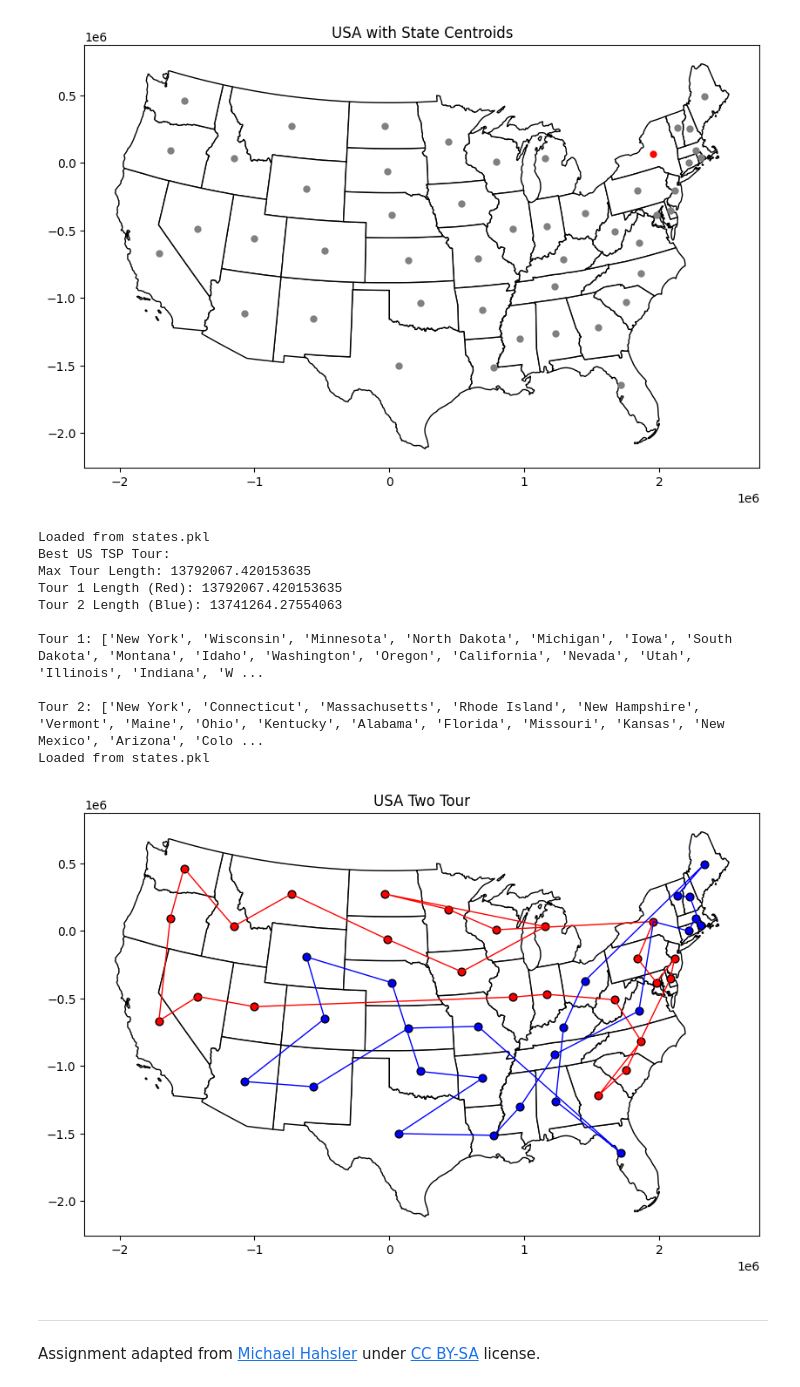
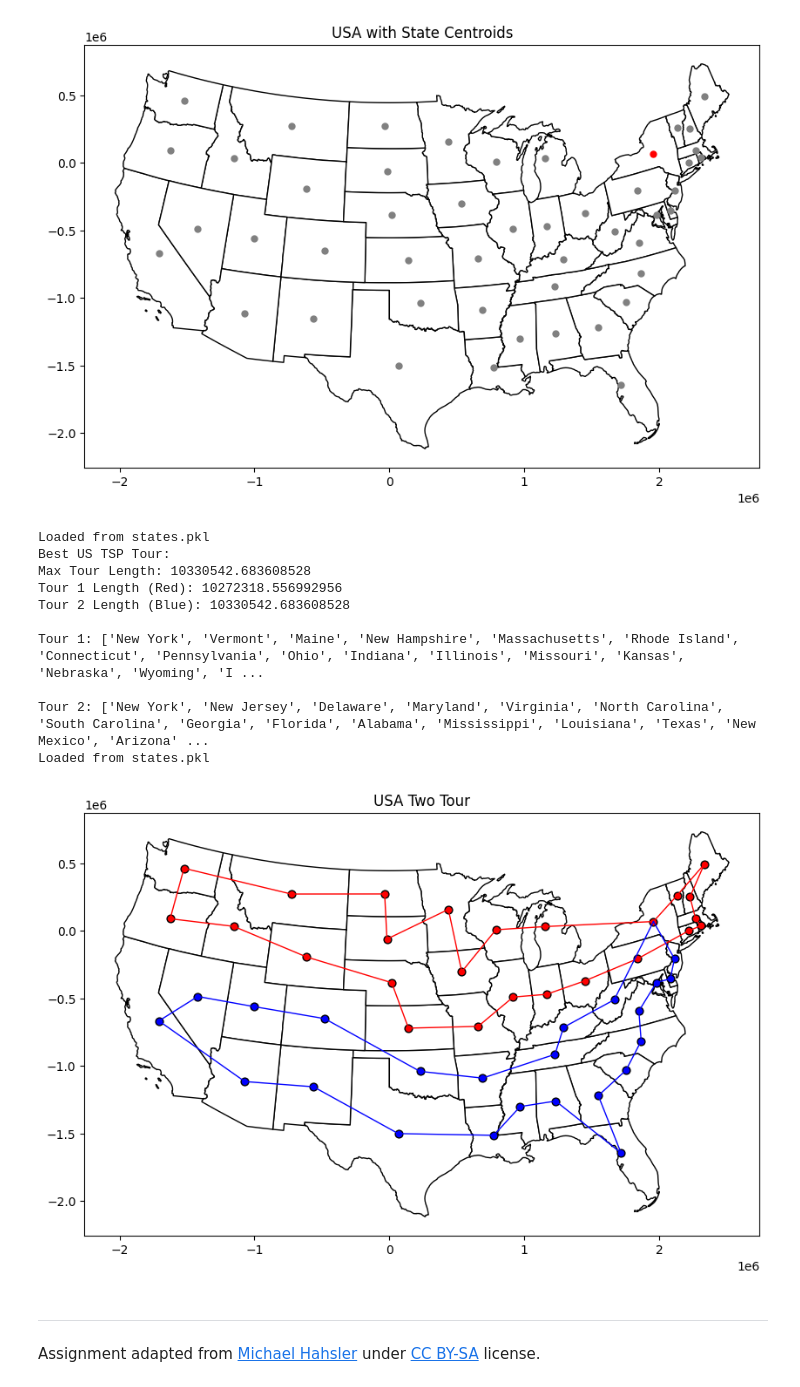
Before and after one commit to codlam26/CSE-352-HW, a Jupyter notebook: ComplexSearch/tsp2.ipynb, the cells around one changed output. Cells and saved outputs as stored; diff of their text form; code cells hidden in the pictures.

```diff
--- a/ComplexSearch/tsp2.ipynb
+++ b/ComplexSearch/tsp2.ipynb
@@ -613,13 +615,13 @@ Loaded from states.pkl
 48
 [figure]
 # %%
-import geopandas as gpd
-import pandas as pd
-import numpy as np
-import matplotlib.pyplot as plt
-import random
-from scipy.spatial.distance import pdist, squareform
-
+"""
+My implementation was to first get the states using the given function and then search for
+New York's index. Then using the given number of states I generated a random US tour pair
+and ensured that New York was included. I found the distance and the positions and then I
+inputted it in the steepest ascent hill with random restarts algorithm and ran with 100 restarts.
+Then I displayed it and plotted it on the map.
+"""
 # Load state centroids and distance matrix
 states = get_state_centroids()[1]
 
@@ -643,12 +645,11 @@ def tour_cycle(tour):
 
 # Function to generate a random USA tour pair ensuring New York is included
 def usa_tour_pair(num_states):
-    # List of all states
     all_states = list(range(num_states))
-    # Removes the newyork index so it doesn't get shuffled
+
+    # Remove New York index so it doesn't get shuffled
     all_states.remove(indexNY)
 
-    # Shuffle the states randomly
     random.shuffle(all_states)
 
     mid = len(all_states) // 2
@@ -670,7 +671,7 @@ def usa_tsp():
     pos = pd.DataFrame({"x": x_coords, "y": y_coords})
     dist = squareform(pdist(pos))
 
-    return {"pos": pos, "dist": dist}
+    return ({"pos": pos, "dist": dist})
 
 # Function to translate state indices to state names
 def translate_states(tour_pair):
@@ -724,59 +725,61 @@ def hill_climbing_with_restarts(tsp, max_restarts=100, num_states=48):
 
     for restart in range(max_restarts):
         tour_pair = usa_tour_pair(num_states)
-        best_value = tour_pair_max_length(tsp["dist"], tour_pair)
+        best_value = tour_pair_max_length(tsp, tour_pair)
         moves_analyzed = 0
 
         while True:
-            neighbors = generate_neighbors(tour_pair, indexNY)
+            neighbors = generate_neighbors(tour_pair)
             if not neighbors:
                 break
 
             moves_analyzed += len(neighbors)
-            best_neighbor = min(neighbors, key=lambda t: tour_pair_max_length(tsp["dist"], t))
-            best_neighbor_value = tour_pair_max_length(tsp["dist"], best_neighbor)
+            best_neighbor = min(neighbors, key=lambda t: tour_pair_max_length(tsp, t))
+            best_neighbor_value = tour_pair_max_length(tsp, best_neighbor)
 
             if best_neighbor_value < best_value:
                 tour_pair = best_neighbor
                 best_value = best_neighbor_value
             else:
                 break
 
         if best_value < best_overall_value:
             best_overall_value = best_value
             best_tour_pair = tour_pair
 
     return best_tour_pair, best_overall_value
 
+# Displaying the information
 ustsp = usa_tsp()
 ustour_pair = hill_climbing_with_restarts(ustsp)
+
 # Ensure New York is the first state in both tours
 ustour_pair = (tour_cycle(list(ustour_pair[0][0])), tour_cycle(list(ustour_pair[0][1])))
 
-tour1_length = tour_length(ustsp["dist"], ustour_pair[0])
-tour2_length = tour_length(ustsp["dist"], ustour_pair[1])
+tour1_length = tour_length(ustsp, ustour_pair[0])
+tour2_length = tour_length(ustsp, ustour_pair[1])
 
 # Print and visualize the best solution
 print("Best US TSP Tour:")
-print(f"Max Tour Length: {tour_pair_max_length(ustsp['dist'], ustour_pair)}")
+print(f"Max Tour Length: {tour_pair_max_length(ustsp, ustour_pair)}")
 print(f"Tour 1 Length (Red): {tour1_length}")
 print(f"Tour 2 Length (Blue): {tour2_length}")
 print("\nTour 1:", translate_states(ustour_pair)[0])
 print("\nTour 2:", translate_states(ustour_pair)[1])
 
 show_usa_2tsp(ustsp, ustour_pair)
 # %% [output]
 Loaded from states.pkl
 Best US TSP Tour:
-Max Tour Length: 13792067.420153635
-Tour 1 Length (Red): 13792067.420153635
-Tour 2 Length (Blue): 13741264.27554063
+Max Tour Length: 10330542.683608528
+Tour 1 Length (Red): 10272318.556992956
+Tour 2 Length (Blue): 10330542.683608528
 
-Tour 1: ['New York', 'Wisconsin', 'Minnesota', 'North Dakota', 'Michigan', 'Iowa', 'South Dakota', 'Montana', 'Idaho', 'Washington', 'Oregon', 'California', 'Nevada', 'Utah', 'Illinois', 'Indiana', 'W ...
+Tour 1: ['New York', 'Vermont', 'Maine', 'New Hampshire', 'Massachusetts', 'Rhode Island', 'Connecticut', 'Pennsylvania', 'Ohio', 'Indiana', 'Illinois', 'Missouri', 'Kansas', 'Nebraska', 'Wyoming', 'I ...
 
-Tour 2: ['New York', 'Connecticut', 'Massachusetts', 'Rhode Island', 'New Hampshire', 'Vermont', 'Maine', 'Ohio', 'Kentucky', 'Alabama', 'Florida', 'Missouri', 'Kansas', 'New Mexico', 'Arizona', 'Colo ...
+Tour 2: ['New York', 'New Jersey', 'Delaware', 'Maryland', 'Virginia', 'North Carolina', 'South Carolina', 'Georgia', 'Florida', 'Alabama', 'Mississippi', 'Louisiana', 'Texas', 'New Mexico', 'Arizona' ...
 Loaded from states.pkl
-[figure, old version]
+[figure, new version]
 # %% [markdown]
 
 
```
Also changed, not shown: parts of 11 cells of this notebook.
